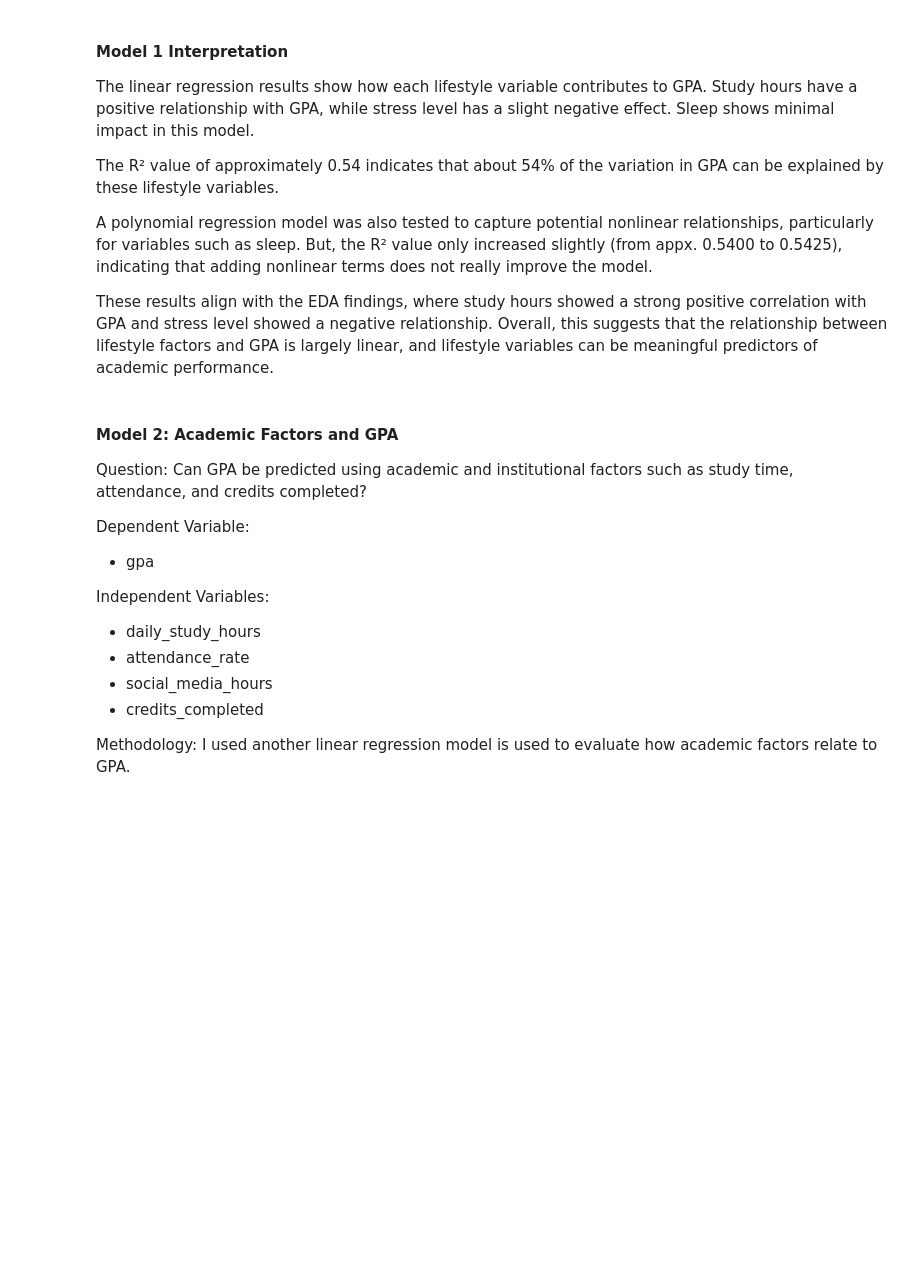
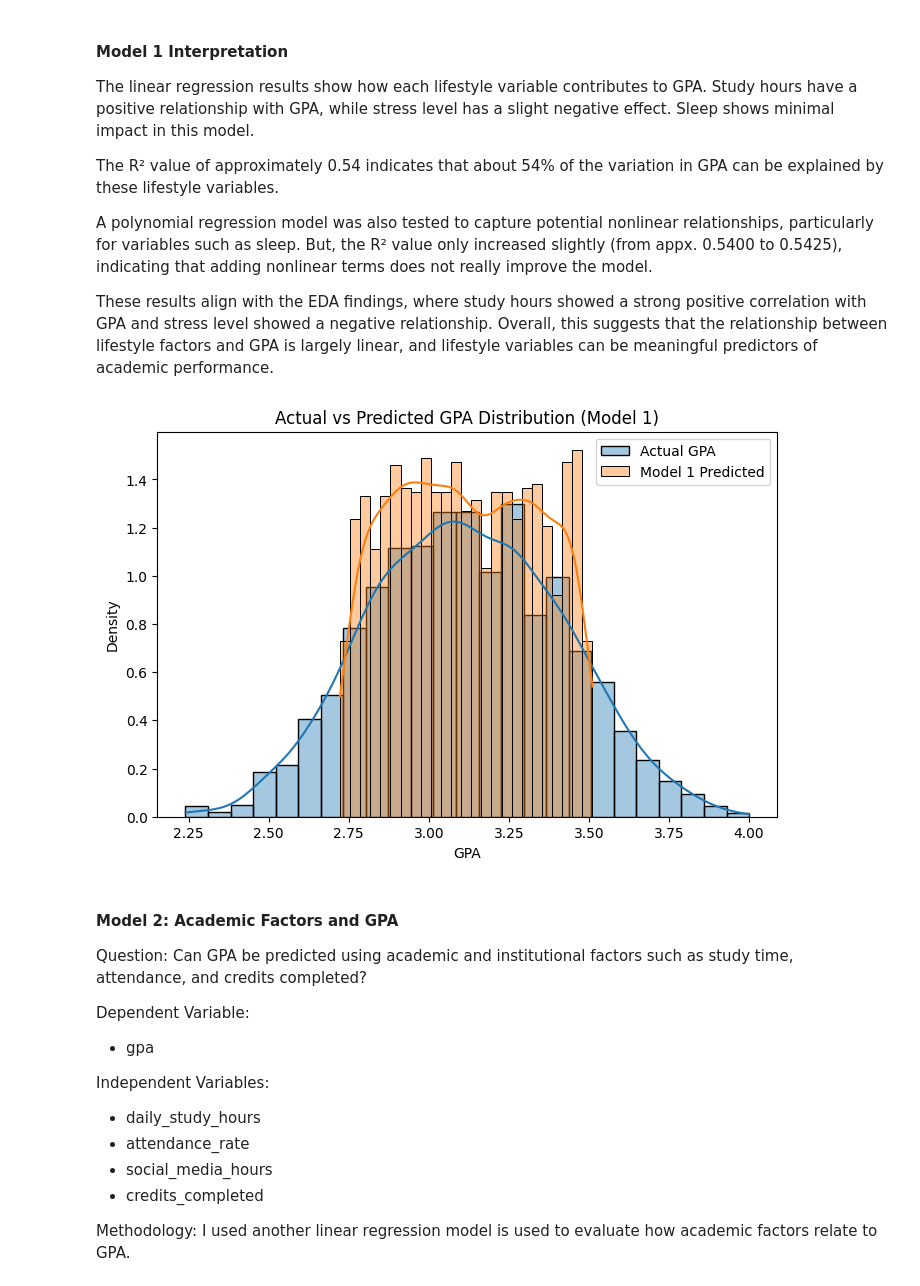
Before and after one commit to kparfait17/kparfait17.github.io, a Jupyter notebook: project/project.ipynb, the cells around one changed output. Cells and saved outputs as stored; diff of their text form; code cells hidden in the pictures; blank space fills up the shorter version.

Commit message:
Added visualization for model comparison and generated new index.html.

```diff
--- a/project/project.ipynb
+++ b/project/project.ipynb
@@ -252,6 +278,26 @@ The R² value of approximately 0.54 indicates that about 54% of the variation in
 A polynomial regression model was also tested to capture potential nonlinear relationships, particularly for variables such as sleep. But, the R² value only increased slightly (from appx. 0.5400 to 0.5425), indicating that adding nonlinear terms does not really improve the model.
 
 These results align with the EDA findings, where study hours showed a strong positive correlation with GPA and stress level showed a negative relationship. Overall, this suggests that the relationship between lifestyle factors and GPA is largely linear, and lifestyle variables can be meaningful predictors of academic performance.
+# %%
+lifestyle_model_df["GPA_Pred_Model1"] = model1.predict(X)
+student_model_df["GPA_Pred_Model2"] = model2.predict(X2)
+
+plt.figure(figsize=(8, 5))
+
+# Actual GPA
+sns.histplot(lifestyle_df["GPA"], bins=25, kde=True, label="Actual GPA", stat="density", alpha=0.4)
+
+# Model 1 predictions
+sns.histplot(lifestyle_model_df["GPA_Pred_Model1"], bins=25, kde=True, label="Model 1 Predicted", stat="density", alpha=0.4)
+
+plt.title("Actual vs Predicted GPA Distribution (Model 1)")
+plt.xlabel("GPA")
+plt.ylabel("Density")
+plt.legend()
+
+plt.show()
+# %% [output]
+[figure, added]
 # %% [markdown]
 #### Model 2: Academic Factors and GPA
 
```
Also changed, not shown: parts of 8 cells of this notebook, 1 other file.
